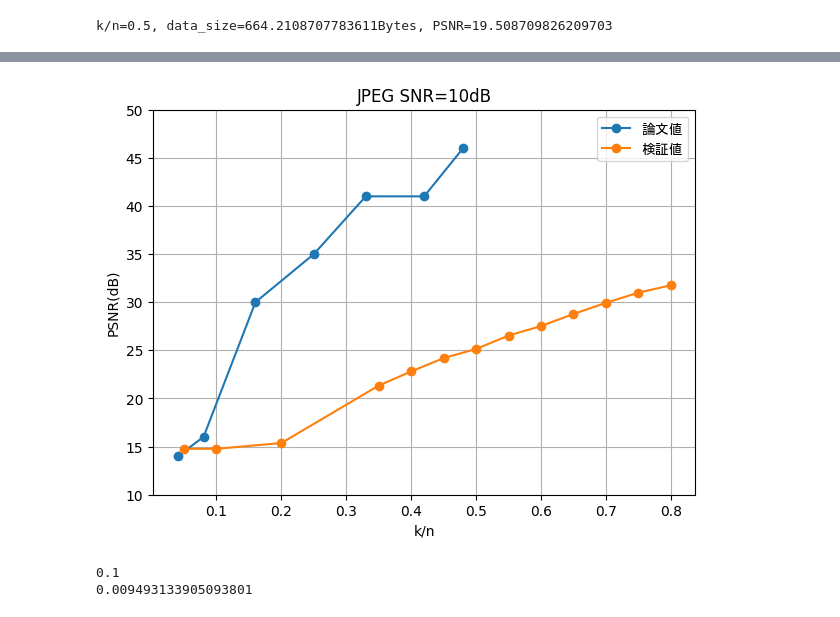
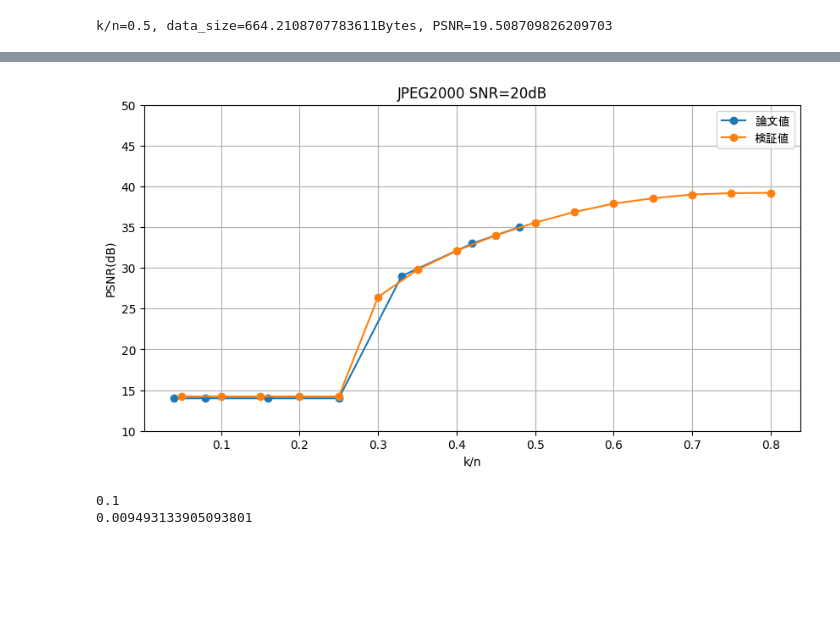
Before and after one commit to Omi031/DeepJSCC_for_Wireless_Image_Transmission, a Jupyter notebook: JPEG.ipynb, the cells around one changed output, grey strips where cells are left out. Cells and saved outputs as stored; diff of their text form; code cells hidden in the pictures; blank space fills up the shorter version.

```diff
--- a/JPEG.ipynb
+++ b/JPEG.ipynb
@@ -683,9 +683,9 @@ org_img = org_img[:10000]
 
 n = org_img[0].size
 
-SNR = 10
-# k_n_list = [0.05, 0.1, 0.2, 0.35, 0.4, 0.45, 0.5, 0.55, 0.6, 0.65, 0.7, 0.75, 0.8]
-k_n_list = [0.05, 0.3, 0.48, 0.5]
+SNR = 20
+k_n_list = [0.05, 0.1, 0.2, 0.35, 0.4, 0.45, 0.5, 0.55, 0.6, 0.65, 0.7, 0.75, 0.8]
+# k_n_list = [0.05, 0.3, 0.48, 0.5]
 C = np.log2(1+SNR)
 
 quality = np.arange(100, -1, -1)
@@ -708,7 +708,7 @@ def img_destruction(img):
 
 for k_n in k_n_list:
   R_max = k_n*C
-  data_size_max = n*R_max/8
+  data_size_max = n*R_max/4
   def get_jpeg_size(img, quality):
     jpeg_bytes = cv2.imencode('.jpg', img, [int(cv2.IMWRITE_JPEG_QUALITY), quality])[1].tobytes()
 
@@ -757,12 +853,12 @@ from skimage.metrics import peak_signal_noise_ratio
 psnr_avg_list = []
 
 (_, _), (org_img, _) = tf.keras.datasets.cifar10.load_data()
-org_img = [org_img[0]]
+org_img = org_img[:100]
 
 n = org_img[0].size
 
-SNR = 20
-k_n_list = [0.05, 0.1, 0.2, 0.35, 0.4, 0.45, 0.5, 0.55, 0.6, 0.65, 0.7, 0.75, 0.8]
+SNR = 10
+k_n_list = [0.05, 0.08, 0.16,  0.2, 0.25, 0.3, 0.33, 0.35, 0.4, 0.42, 0.45, 0.48, 0.5, 0.55, 0.6, 0.65, 0.7, 0.75, 0.8]
 # k_n_list = [0.05, 0.2, 0.3, 0.4, 0.48]
 C = np.log2(1+SNR)
 
@@ -842,24 +929,25 @@ k/n=0.8, data_size=1062.737393245378Bytes, PSNR=31.75677938908649
 # %%
 k_n_list_c = [0.04, 0.08, 0.16, 0.25, 0.33, 0.42, 0.48]
-# psnr_avg_list_c = [14, 14, 29, 33, 35]
-# psnr_avg_list_c = [14, 14, 14, 14, 14]
-psnr_avg_list_c = [14, 16, 30, 35, 41, 41, 46]
+psnr_avg_list_c = [14, 14, 14, 14, 29, 33, 35]
+# psnr_avg_list_c = [14, 14, 14, 14, 14, 14, 14]
+# psnr_avg_list_c = [14, 14, 17, 26, 30, 33, 35]
+# psnr_avg_list_c = [14, 16, 30, 35, 41, 41, 46]
 
-fig = plt.figure(figsize=(7,5))
-axes = fig.add_subplot(1,1,1, title='JPEG SNR=10dB', xlabel='k/n', ylabel='PSNR(dB)')
+fig = plt.figure(figsize=(10,5))
+axes = fig.add_subplot(1,1,1, title='JPEG2000 SNR=20dB', xlabel='k/n', ylabel='PSNR(dB)')
 
 axes.plot(k_n_list_c, psnr_avg_list_c, '-', marker='o')
 axes.plot(k_n_list, psnr_avg_list, '-', marker='o')
 
 axes.legend(['論文値', '検証値'], prop={"family":"MS Gothic"})
 axes.set_ylim([10,50])
 
 plt.grid()
 
 
 plt.show()
 # %% [output]
-[figure, old version]
+[figure, new version]
 # %%
 import numpy as np
 
```
Also changed, not shown: parts of 2 cells of this notebook, 3 other files.
